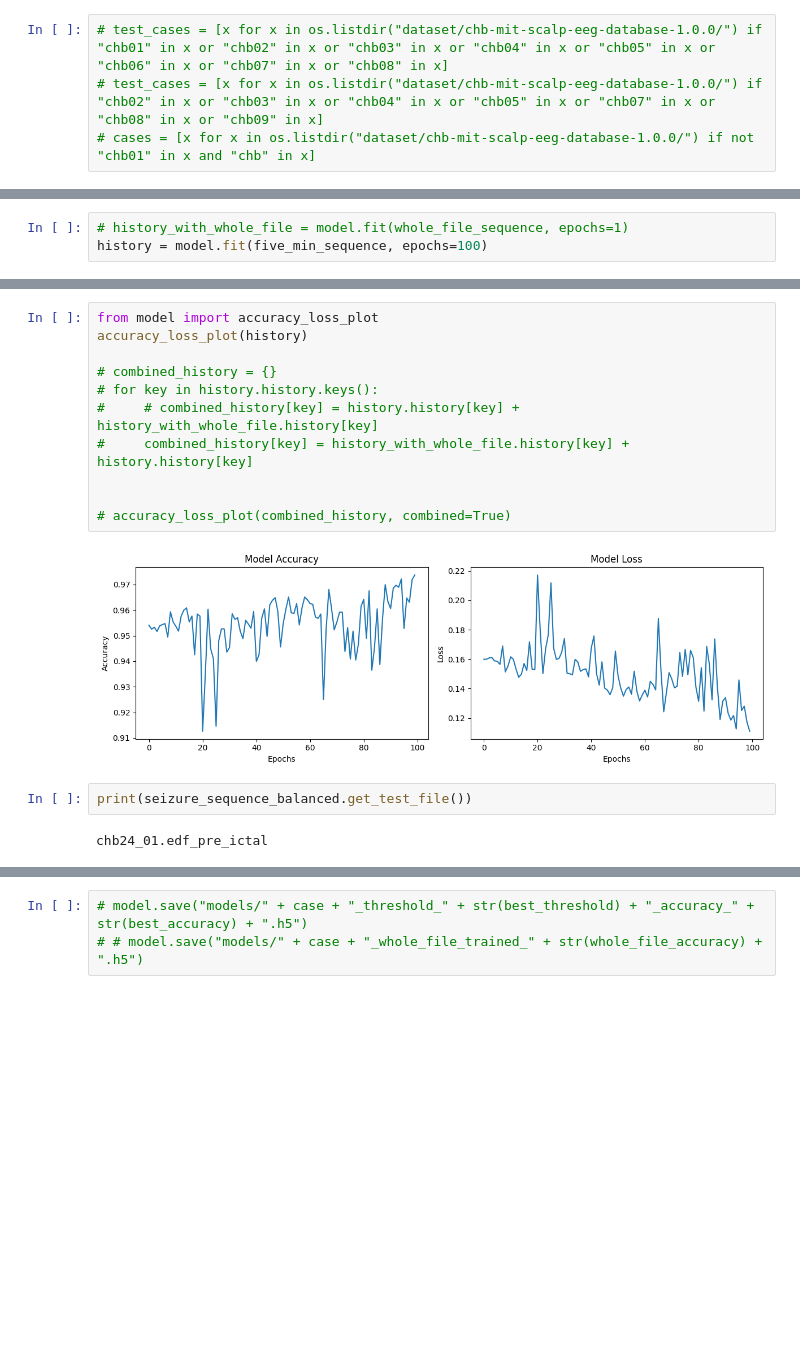
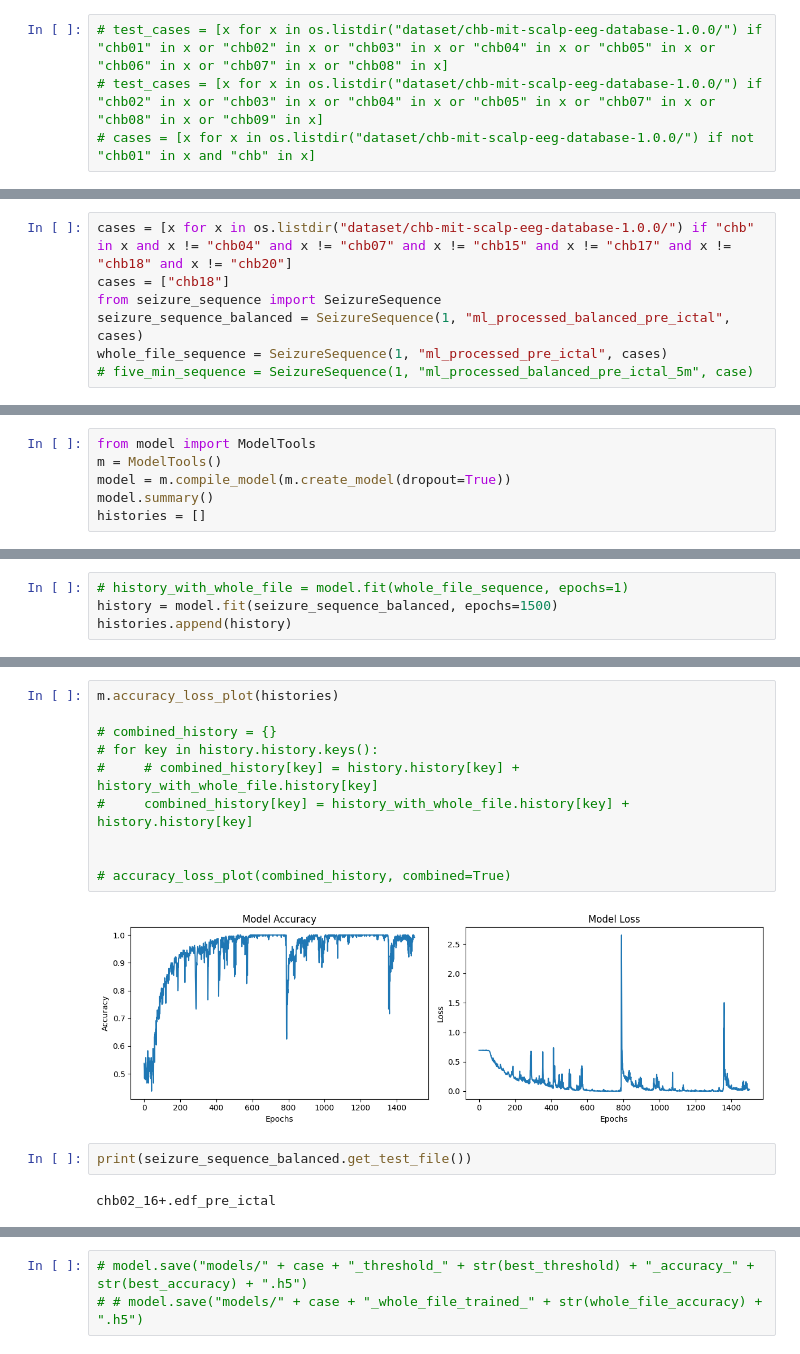
Before and after one commit to AngusLogan02/cs408-python, a Jupyter notebook: single_patient_pre_ictal_model.ipynb, the cells around one changed output, grey strips where cells are left out. Saved outputs shown, nothing was run; the diff lists cells and outputs as text; blank space fills up the shorter version.

```diff
--- a/single_patient_pre_ictal_model.ipynb
+++ b/single_patient_pre_ictal_model.ipynb
@@ -60,0 +56,7 @@ five_min_sequence = SeizureSequence(1, "ml_processed_balanced_pre_ictal_5m", ["c
+# %%
+cases = [x for x in os.listdir("dataset/chb-mit-scalp-eeg-database-1.0.0/") if "chb" in x and x != "chb04" and x != "chb07" and x != "chb15" and x != "chb17" and x != "chb18" and x != "chb20"]
+cases = ["chb18"]
+from seizure_sequence import SeizureSequence
+seizure_sequence_balanced = SeizureSequence(1, "ml_processed_balanced_pre_ictal", cases)
+whole_file_sequence = SeizureSequence(1, "ml_processed_pre_ictal", cases)
+# five_min_sequence = SeizureSequence(1, "ml_processed_balanced_pre_ictal_5m", case)
@@ -86,0 +69,6 @@ _________________________________________________________________
+# %%
+from model import ModelTools
+m = ModelTools()
+model = m.compile_model(m.create_model(dropout=True))
+model.summary()
+histories = []
@@ -87,4 +93,5 @@ _________________________________________________________________
 # %%
 # history_with_whole_file = model.fit(whole_file_sequence, epochs=1)
-history = model.fit(five_min_sequence, epochs=100)
+history = model.fit(seizure_sequence_balanced, epochs=1500)
+histories.append(history)
 # %% [output]
@@ -108,18 +116,17 @@ Epoch 100/100
 # %%
-from model import accuracy_loss_plot
-accuracy_loss_plot(history)
+m.accuracy_loss_plot(histories)
 
 # combined_history = {}
 # for key in history.history.keys():
 #     # combined_history[key] = history.history[key] + history_with_whole_file.history[key]
 #     combined_history[key] = history_with_whole_file.history[key] + history.history[key]
 
 
 # accuracy_loss_plot(combined_history, combined=True)
 # %% [output]
-[figure, old version]
+[figure, new version]
 # %%
 print(seizure_sequence_balanced.get_test_file())
 # %% [output]
-chb24_01.edf_pre_ictal
+chb02_16+.edf_pre_ictal
 # %%
```
Also changed, not shown: parts of 12 cells of this notebook, 48 other files.
